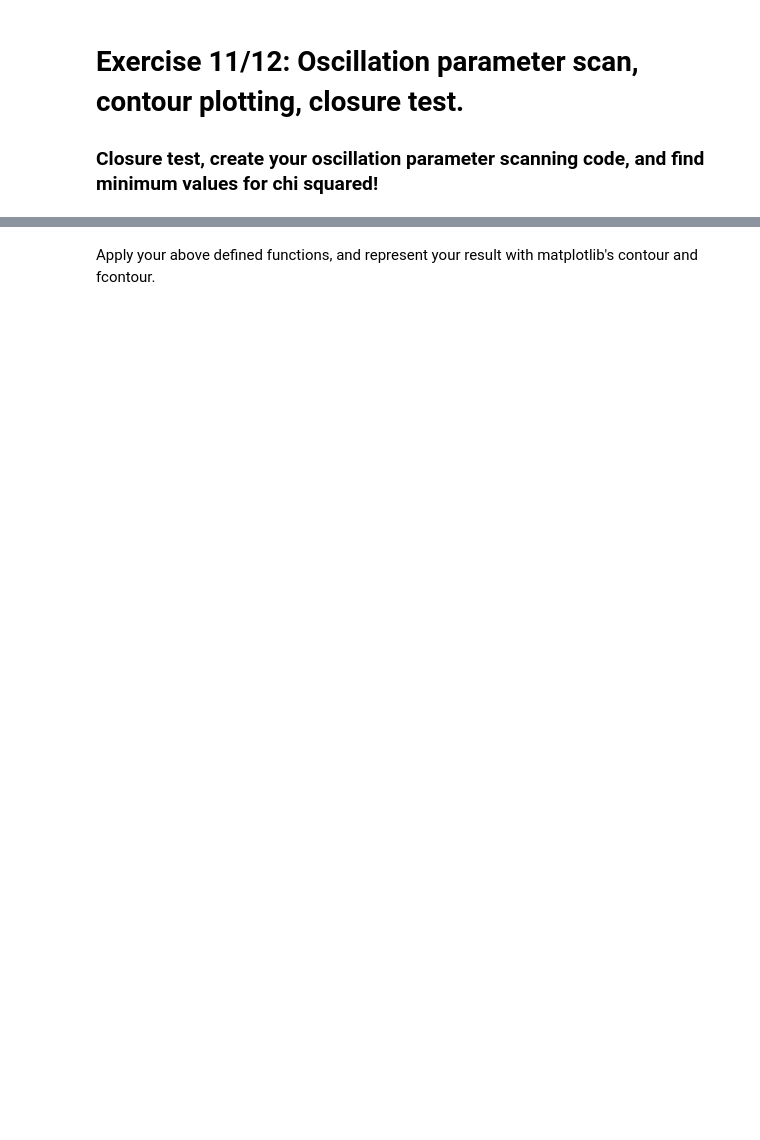
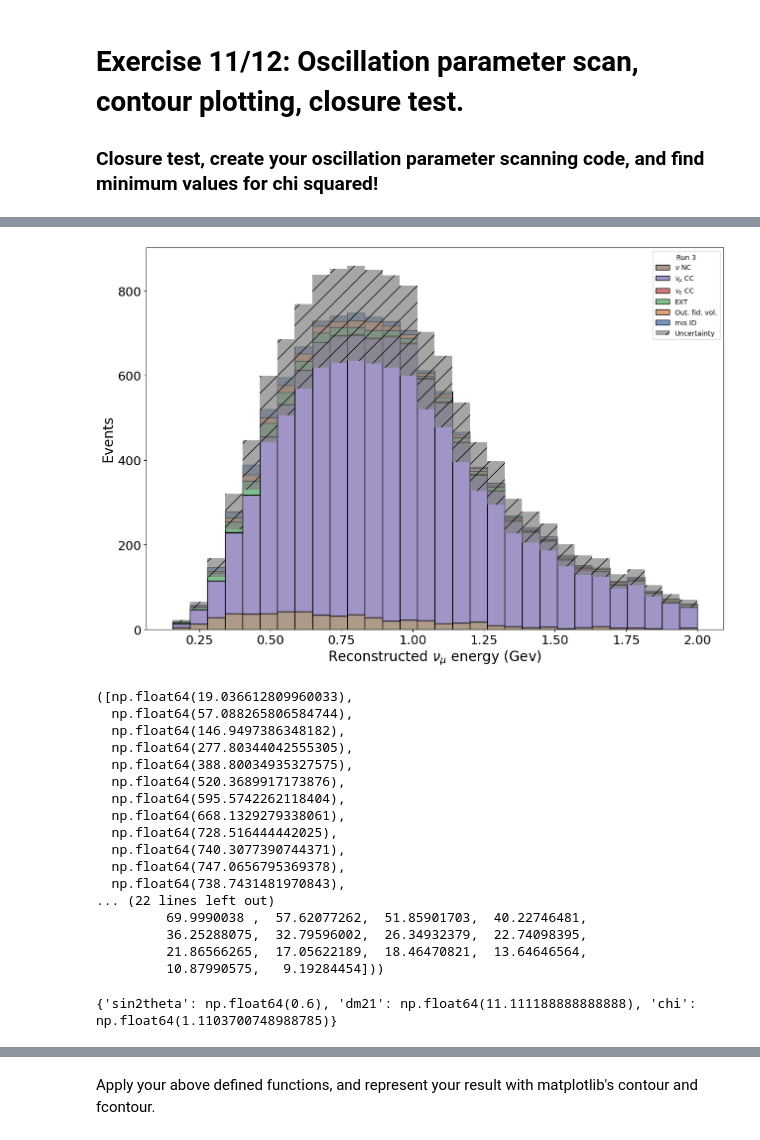
Before and after one commit to fredrikshaw/UOMLabs, a Jupyter notebook: MainAnalysis_template.ipynb, the cells around one changed output, grey strips where cells are left out. Cells and saved outputs as stored; diff of their text form; code cells hidden in the pictures; blank space fills up the shorter version.

```diff
--- a/MainAnalysis_template.ipynb
+++ b/MainAnalysis_template.ipynb
@@ -580,3 +586,14 @@ print(chi2(MC_heights, data_heights, err, norm=False))
 ### Closure test, create your oscillation parameter scanning code, and find minimum values for chi squared!
 # %%
 # Selection cuts on oscillated data
+import pickle as pkl
+try:
+    del MC_EXT_ML
+    del MC_EXT_VIS
+except NameError:
+    pass
+with open('data\\oscillated_data.pkl', 'rb') as f:
+    oscillated_data = pkl.load(f)
+
+oscillated_data = Selections(oscillated_data, {"trk_energy_tot": [None, 2], "topological_score": [0.4, None]})
+oscillated_data_heights, _ = np.histogram(oscillated_data['trk_energy_tot'], bins=23, weights=np.array(oscillated_data['weight']))
@@ -583,2 +612,28 @@ print(chi2(MC_heights, data_heights, err, norm=False))
+# %%
+Neutrino_functions.histogram_plot(MC_frame = oscillated_data,
+                                  variable='trk_energy_tot',
+                                  bins=30, name='Muon disappearance probability',
+                                  scaling=oscillated_data['weight'] * probabilities,
+                                  xlims=[min(oscillated_data['trk_energy_tot']), max(oscillated_data['trk_energy_tot'])],
+                                  plot_data=False)
+# %% [output]
+[figure, added]
+([np.float64(19.036612809960033),
+  np.float64(57.088265806584744),
+  np.float64(146.9497386348182),
+  np.float64(277.80344042555305),
+  np.float64(388.80034935327575),
+  np.float64(520.3689917173876),
+  np.float64(595.5742262118404),
+  np.float64(668.1329279338061),
+  np.float64(728.516444442025),
+  np.float64(740.3077390744371),
+  np.float64(747.0656795369378),
+  np.float64(738.7431481970843),
+... (22 lines left out)
+         69.9990038 ,  57.62077262,  51.85901703,  40.22746481,
+         36.25288075,  32.79596002,  26.34932379,  22.74098395,
+         21.86566265,  17.05622189,  18.46470821,  13.64646564,
+         10.87990575,   9.19284454]))
 # %%
 # Function that oscillates and calculates chi squared for set delM21 and sin^2(2theta)
@@ -585,2 +652,11 @@ print(chi2(MC_heights, data_heights, err, norm=False))
 # %%
 # Function that loops the above function across range of values of delM21 and sin^2(2theta)
+sin2theta_range = np.linspace(0.1, 1, 10)
+dm21_range = np.linspace(0.0001, 50, 10)
+chi_list = []
+for sin2theta in sin2theta_range:
+    for dm21 in dm21_range:
+        chi_list.append({'sin2theta': sin2theta, 'dm21': dm21, 'chi': chi_from_params(MC_EXT_CUT, oscillated_data_heights, dm21, sin2theta)})
+print(chi_list[np.argmin([x['chi'] for x in chi_list])])
+# %% [output]
+{'sin2theta': np.float64(0.6), 'dm21': np.float64(11.111188888888888), 'chi': np.float64(1.1103700748988785)}
```
Also changed, not shown: parts of 25 cells of this notebook, 1 other file.
